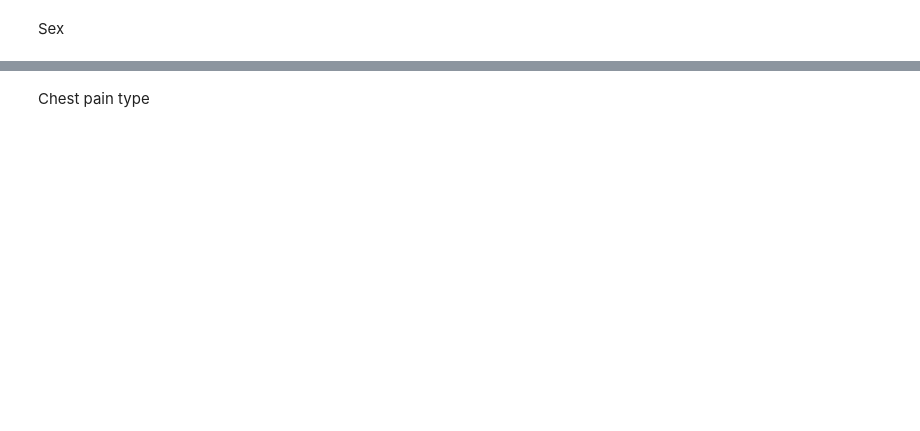
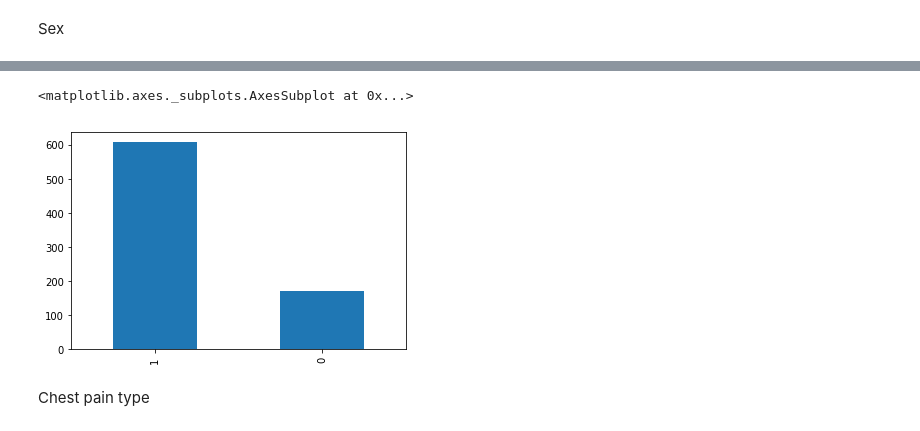
Before and after one commit to abrampers/heartdisease, a Jupyter notebook: notebook/Tubes 2 - Exploratory Data Analysis.ipynb, the cells around one changed output, grey strips where cells are left out. Saved outputs shown, nothing was run; the diff lists cells and outputs as text; code cells hidden in the pictures; blank space fills up the shorter version.

```diff
--- a/notebook/Tubes 2 - Exploratory Data Analysis.ipynb
+++ b/notebook/Tubes 2 - Exploratory Data Analysis.ipynb
@@ -87,3 +145,8 @@ heart_disease['train']['Column2'].describe()
+# %%
+heart_disease['train']['Column2'].value_counts().plot.bar()
+# %% [output]
+<matplotlib.axes._subplots.AxesSubplot at 0x...>
+[figure, added]
 # %% [markdown]
 Chest pain type
 # %%
```
Also changed, not shown: parts of 42 cells of this notebook, 1 other file.
